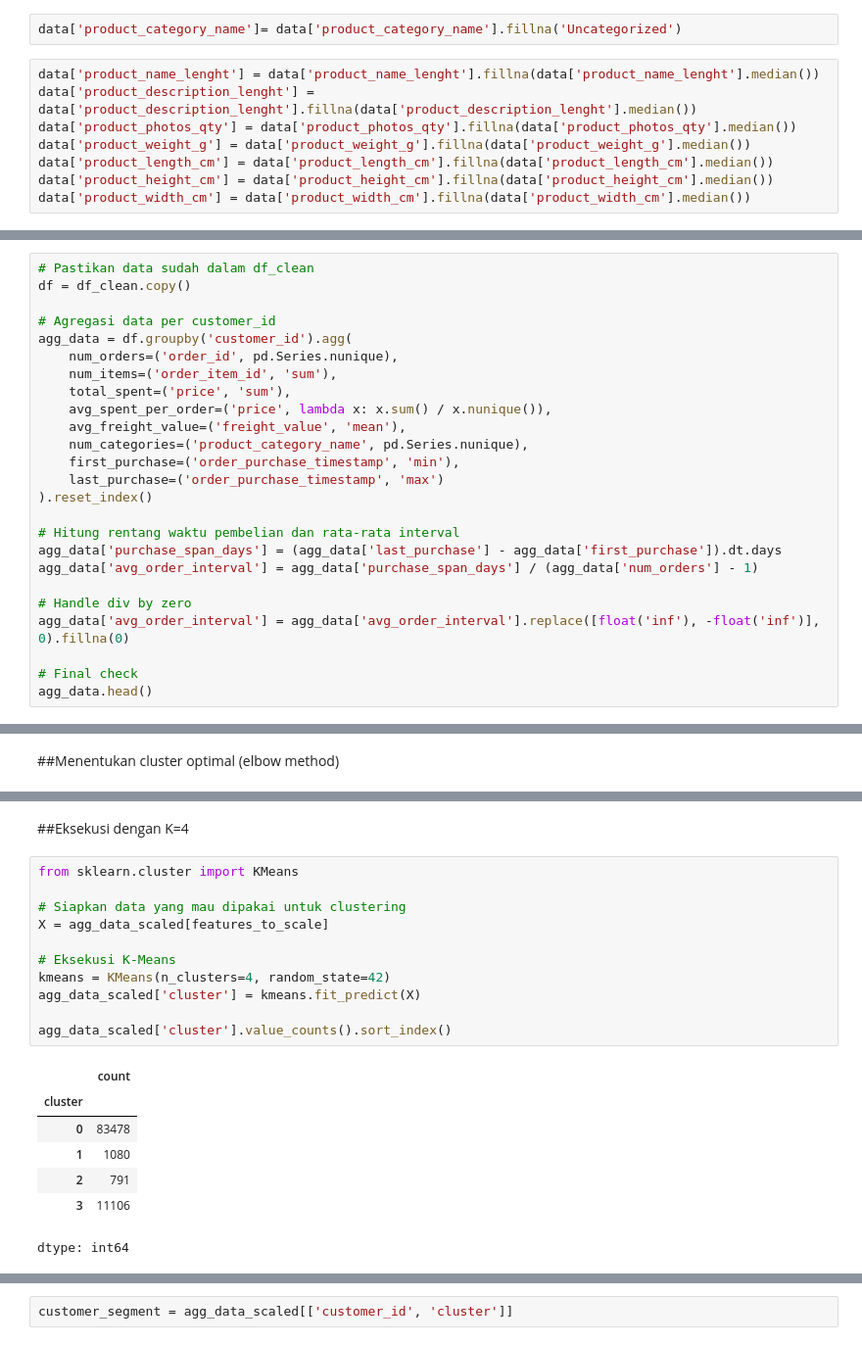
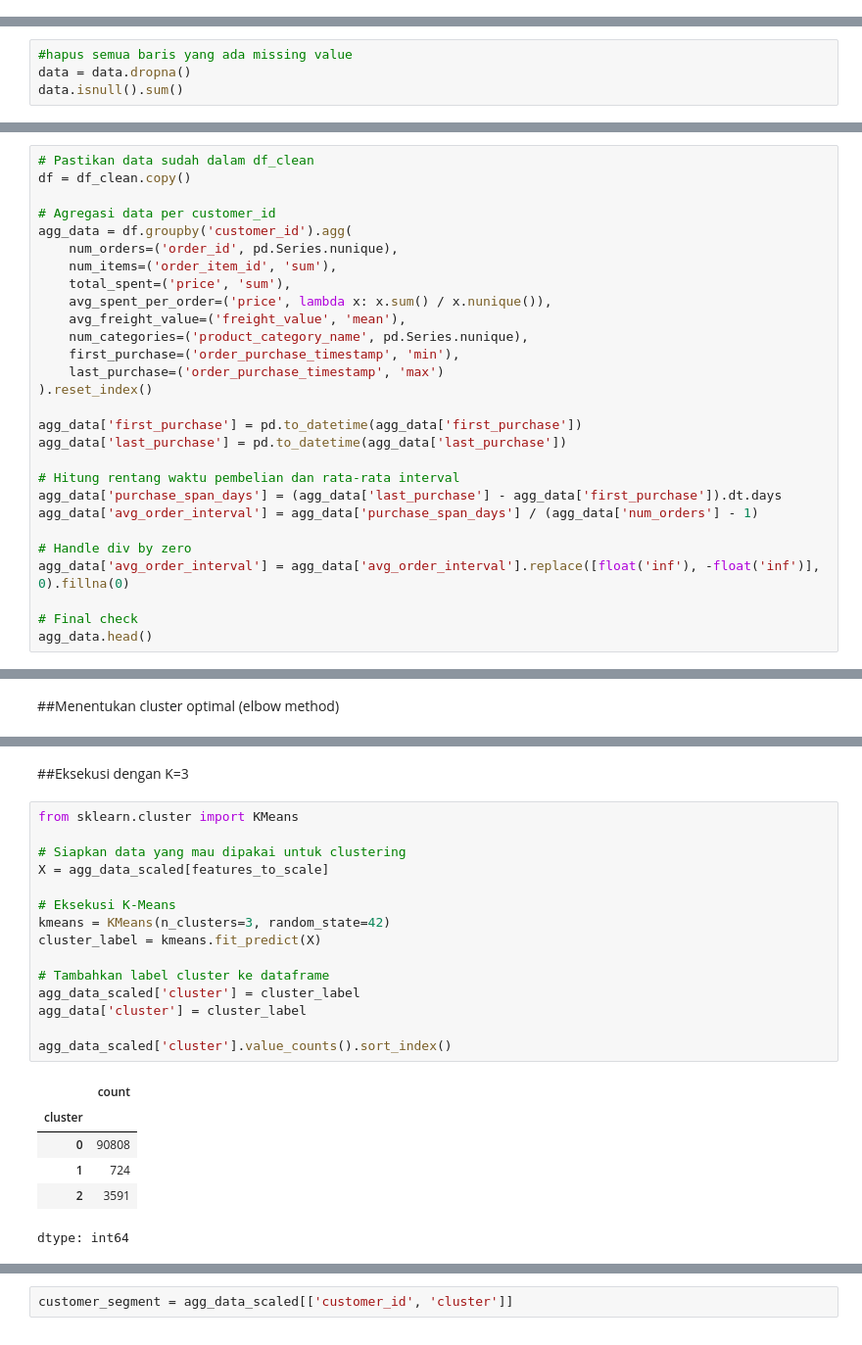
Before and after one commit to JohanaOktaviaRamadhani/kmeans-customer-segmentation, a Jupyter notebook: Tugas.ipynb, the cells around one changed output, grey strips where cells are left out. Shown at 98% size. Drawn from its saved outputs; the diff is of its cells as text.

```diff
--- a/Tugas.ipynb
+++ b/Tugas.ipynb
@@ -260,13 +247,3 @@ data.isnull().sum()
 | product_height_cm | 2 |
 | product_width_cm | 2 |
 dtype: int64
-# %%
-data['product_category_name']= data['product_category_name'].fillna('Uncategorized')
-# %%
-data['product_name_lenght'] = data['product_name_lenght'].fillna(data['product_name_lenght'].median())
-data['product_description_lenght'] = data['product_description_lenght'].fillna(data['product_description_lenght'].median())
-data['product_photos_qty'] = data['product_photos_qty'].fillna(data['product_photos_qty'].median())
-data['product_weight_g'] = data['product_weight_g'].fillna(data['product_weight_g'].median())
-data['product_length_cm'] = data['product_length_cm'].fillna(data['product_length_cm'].median())
-data['product_height_cm'] = data['product_height_cm'].fillna(data['product_height_cm'].median())
-data['product_width_cm'] = data['product_width_cm'].fillna(data['product_width_cm'].median())
@@ -286,0 +250,4 @@ dtype: int64
+# %%
+#hapus semua baris yang ada missing value
+data = data.dropna()
+data.isnull().sum()
@@ -498,6 +476,9 @@ agg_data = df.groupby('customer_id').agg(
     last_purchase=('order_purchase_timestamp', 'max')
 ).reset_index()
 
+agg_data['first_purchase'] = pd.to_datetime(agg_data['first_purchase'])
+agg_data['last_purchase'] = pd.to_datetime(agg_data['last_purchase'])
+
 # Hitung rentang waktu pembelian dan rata-rata interval
 agg_data['purchase_span_days'] = (agg_data['last_purchase'] - agg_data['first_purchase']).dt.days
 agg_data['avg_order_interval'] = agg_data['purchase_span_days'] / (agg_data['num_orders'] - 1)
@@ -590,21 +571,24 @@ plt.show()
 # %% [markdown]
-##Eksekusi dengan K=4
+##Eksekusi dengan K=3
 # %%
 from sklearn.cluster import KMeans
 
 # Siapkan data yang mau dipakai untuk clustering
 X = agg_data_scaled[features_to_scale]
 
 # Eksekusi K-Means
-kmeans = KMeans(n_clusters=4, random_state=42)
-agg_data_scaled['cluster'] = kmeans.fit_predict(X)
+kmeans = KMeans(n_clusters=3, random_state=42)
+cluster_label = kmeans.fit_predict(X)
+
+# Tambahkan label cluster ke dataframe
+agg_data_scaled['cluster'] = cluster_label
+agg_data['cluster'] = cluster_label
 
 agg_data_scaled['cluster'].value_counts().sort_index()
 # %% [output]
 |  | count |
 | cluster |  |
-| 0 | 83478 |
-| 1 | 1080 |
-| 2 | 791 |
-| 3 | 11106 |
+| 0 | 90808 |
+| 1 | 724 |
+| 2 | 3591 |
 dtype: int64
```
Also changed, not shown: parts of 31 cells of this notebook.
